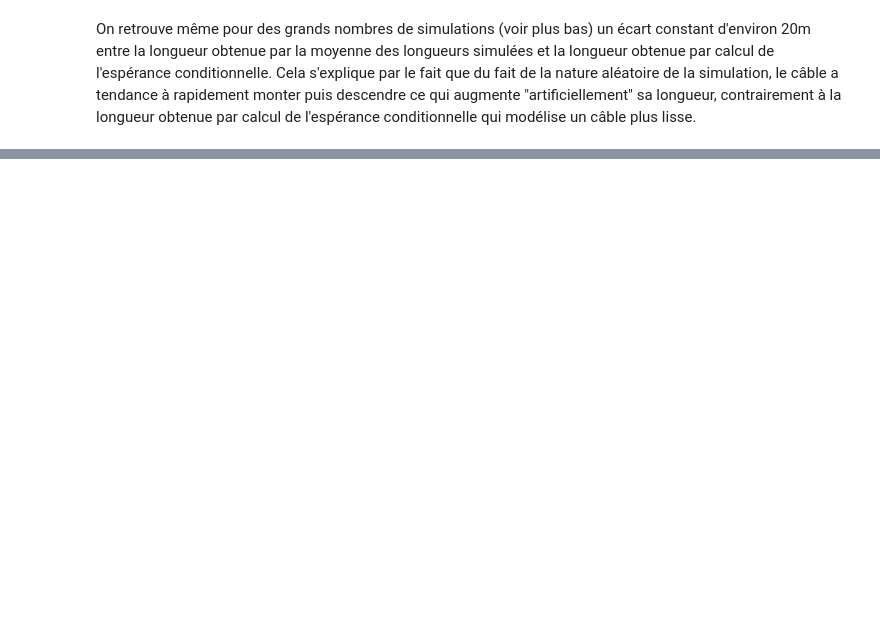
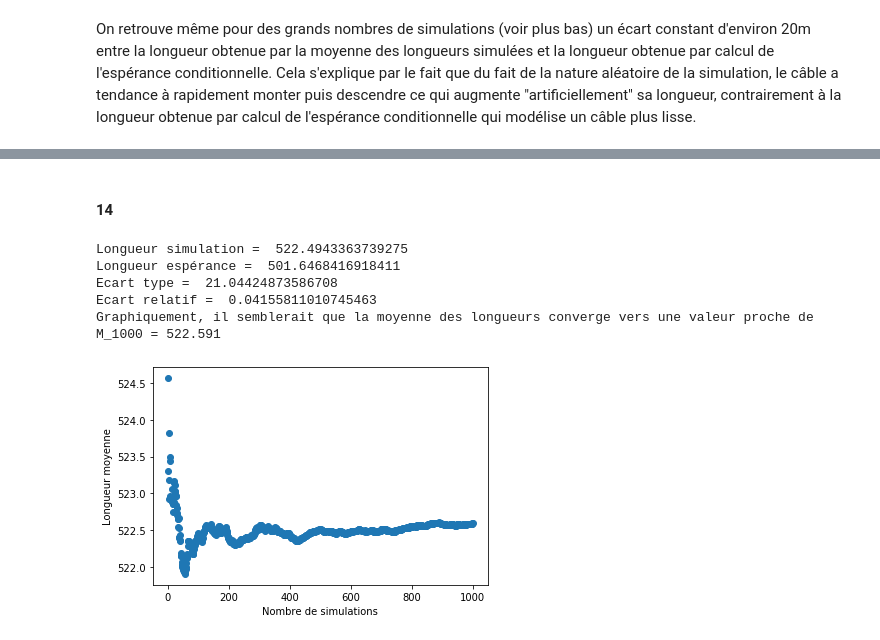
Before and after one commit to louisbzk/Projet_maths_probas, a Jupyter notebook: ProjetIII.ipynb, the cells around one changed output, grey strips where cells are left out. Saved outputs shown, nothing was run; the diff lists cells and outputs as text; code cells hidden in the pictures; blank space fills up the shorter version.

```diff
--- a/ProjetIII.ipynb
+++ b/ProjetIII.ipynb
@@ -386,0 +462,21 @@ histogramme(Longueurs)
+# %% [markdown]
+#### 14
+# %%
+n = 1000
+
+compare(n)
+
+l = nsimul(C_Z2sachantZ1, n)
+
+Longueurs = []
+for simul in l:
+	Longueurs.append(longueur(simul, Delta))
+
+Moyenne(Longueurs)
+# %% [output]
+Longueur simulation =  522.4943363739275
+Longueur espérance =  501.6468416918411
+Ecart type =  21.04424873586708
+Ecart relatif =  0.04155811010745463
+Graphiquement, il semblerait que la moyenne des longueurs converge vers une valeur proche de M_1000 = 522.591
+[figure, added]
```
Also changed, not shown: parts of 22 cells of this notebook.
